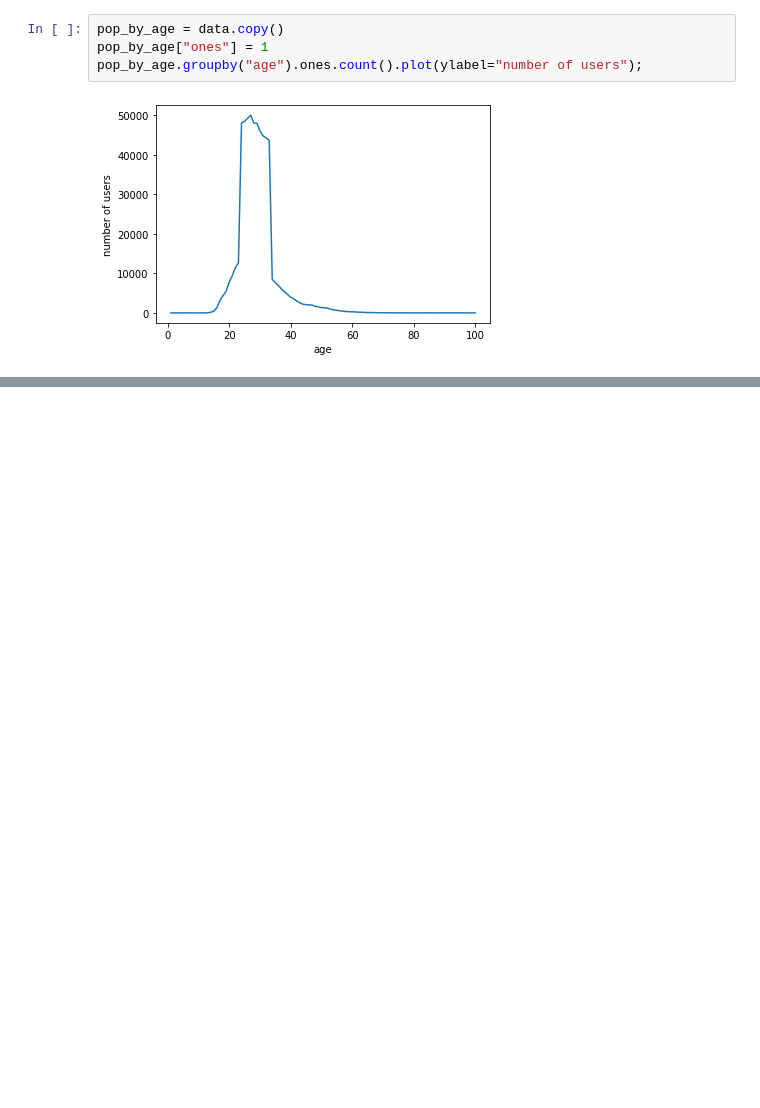
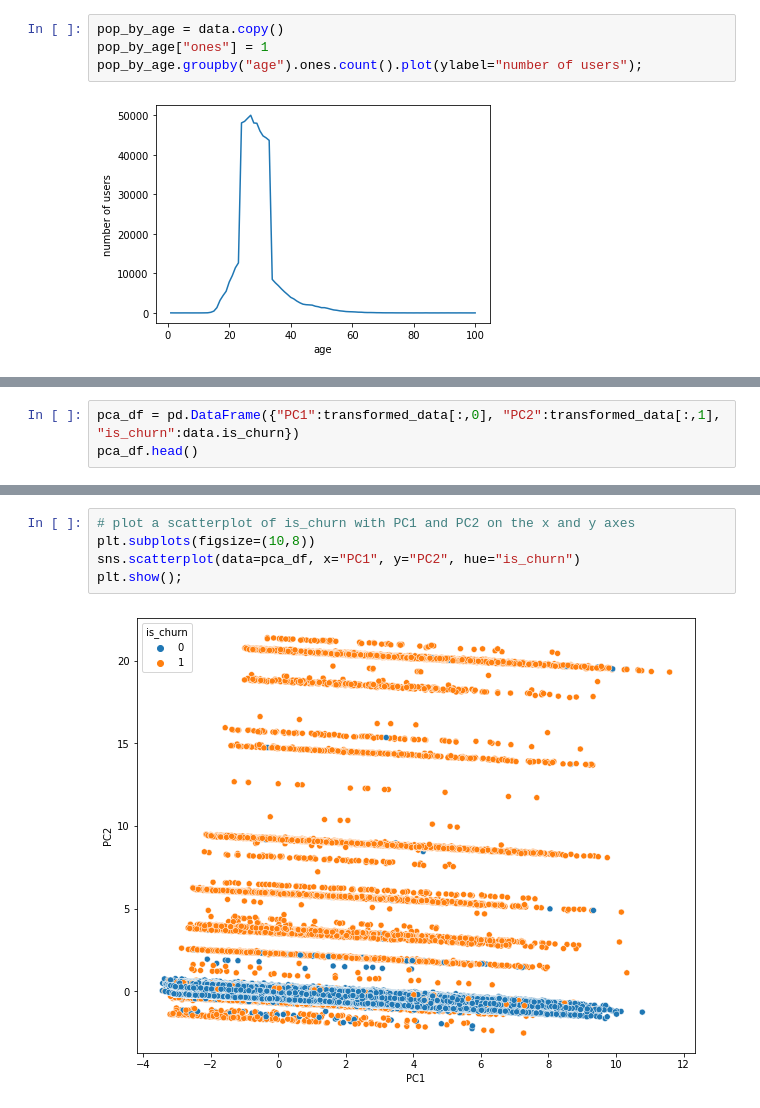
Before and after one commit to bmensah/springboard, a Jupyter notebook: capstone2/churn_analysis/capstone2_notebooks/Capstone2_EDA.ipynb, the cells around one changed output, grey strips where cells are left out. Drawn from its saved outputs; the diff is of its cells as text; blank space fills up the shorter version.

```diff
--- a/capstone2/churn_analysis/capstone2_notebooks/Capstone2_EDA.ipynb
+++ b/capstone2/churn_analysis/capstone2_notebooks/Capstone2_EDA.ipynb
@@ -210,0 +348,3 @@ Index(['msno', 'transaction_date', 'is_churn', 'payment_method_id',
+# %%
+pca_df = pd.DataFrame({"PC1":transformed_data[:,0], "PC2":transformed_data[:,1], "is_churn":data.is_churn})
+pca_df.head()
@@ -210,0 +358,7 @@ Index(['msno', 'transaction_date', 'is_churn', 'payment_method_id',
+# %%
+# plot a scatterplot of is_churn with PC1 and PC2 on the x and y axes
+plt.subplots(figsize=(10,8))
+sns.scatterplot(data=pca_df, x="PC1", y="PC2", hue="is_churn")
+plt.show();
+# %% [output]
+[figure, added]
```
Also changed, not shown: parts of 31 cells of this notebook.
